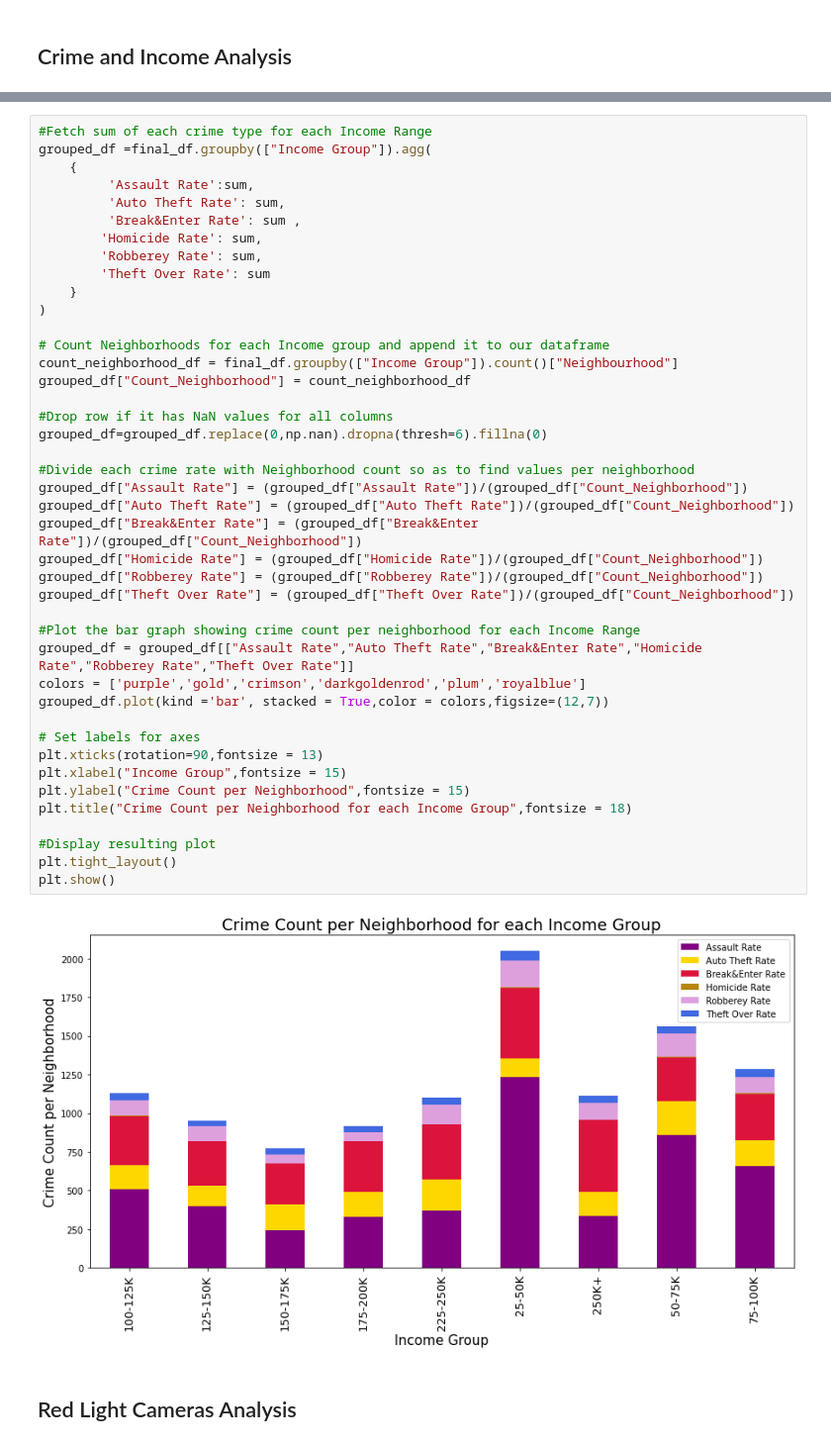
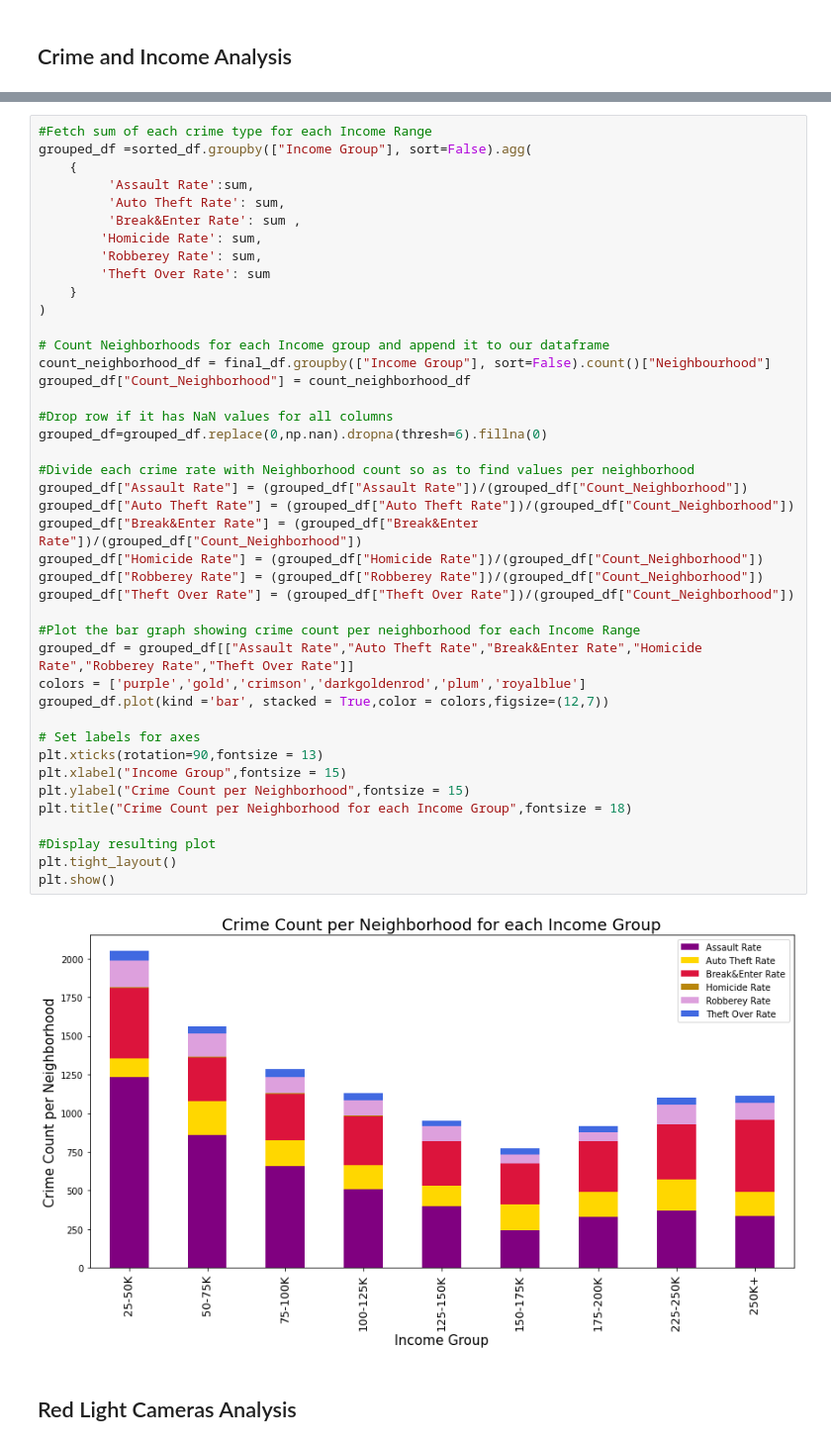
Before and after one commit to saif-gorges/GTA-Crime-and-Income-Analysis, a Jupyter notebook: Final Analysis.ipynb, the cells around one changed output, grey strips where cells are left out. Shown: that part at 99% size. Cells and saved outputs as stored; diff of their text form.

```diff
--- a/Final Analysis.ipynb
+++ b/Final Analysis.ipynb
@@ -135,6 +135,6 @@ plt.show()
 # %%
 #Fetch sum of each crime type for each Income Range
-grouped_df =final_df.groupby(["Income Group"]).agg(
+grouped_df =sorted_df.groupby(["Income Group"], sort=False).agg(
     {
          'Assault Rate':sum,
          'Auto Theft Rate': sum,
@@ -146,36 +146,36 @@ grouped_df =final_df.groupby(["Income Group"]).agg(
 )
 
 # Count Neighborhoods for each Income group and append it to our dataframe
-count_neighborhood_df = final_df.groupby(["Income Group"]).count()["Neighbourhood"]
+count_neighborhood_df = final_df.groupby(["Income Group"], sort=False).count()["Neighbourhood"]
 grouped_df["Count_Neighborhood"] = count_neighborhood_df
 
 #Drop row if it has NaN values for all columns
 grouped_df=grouped_df.replace(0,np.nan).dropna(thresh=6).fillna(0)
 
 #Divide each crime rate with Neighborhood count so as to find values per neighborhood
 grouped_df["Assault Rate"] = (grouped_df["Assault Rate"])/(grouped_df["Count_Neighborhood"])
 grouped_df["Auto Theft Rate"] = (grouped_df["Auto Theft Rate"])/(grouped_df["Count_Neighborhood"])
 grouped_df["Break&Enter Rate"] = (grouped_df["Break&Enter Rate"])/(grouped_df["Count_Neighborhood"])
 grouped_df["Homicide Rate"] = (grouped_df["Homicide Rate"])/(grouped_df["Count_Neighborhood"])
 grouped_df["Robberey Rate"] = (grouped_df["Robberey Rate"])/(grouped_df["Count_Neighborhood"])
 grouped_df["Theft Over Rate"] = (grouped_df["Theft Over Rate"])/(grouped_df["Count_Neighborhood"])
 
 #Plot the bar graph showing crime count per neighborhood for each Income Range
 grouped_df = grouped_df[["Assault Rate","Auto Theft Rate","Break&Enter Rate","Homicide Rate","Robberey Rate","Theft Over Rate"]]
 colors = ['purple','gold','crimson','darkgoldenrod','plum','royalblue']
 grouped_df.plot(kind ='bar', stacked = True,color = colors,figsize=(12,7))
 
 # Set labels for axes
 plt.xticks(rotation=90,fontsize = 13)
 plt.xlabel("Income Group",fontsize = 15)
 plt.ylabel("Crime Count per Neighborhood",fontsize = 15)
 plt.title("Crime Count per Neighborhood for each Income Group",fontsize = 18)
 
 #Display resulting plot
 plt.tight_layout()
 plt.show()
 # %% [output]
-[figure, old version]
+[figure, new version]
 # %% [markdown]
 ## Red Light Cameras Analysis
 # %%
```
Also changed, not shown: parts of 3 cells of this notebook.
